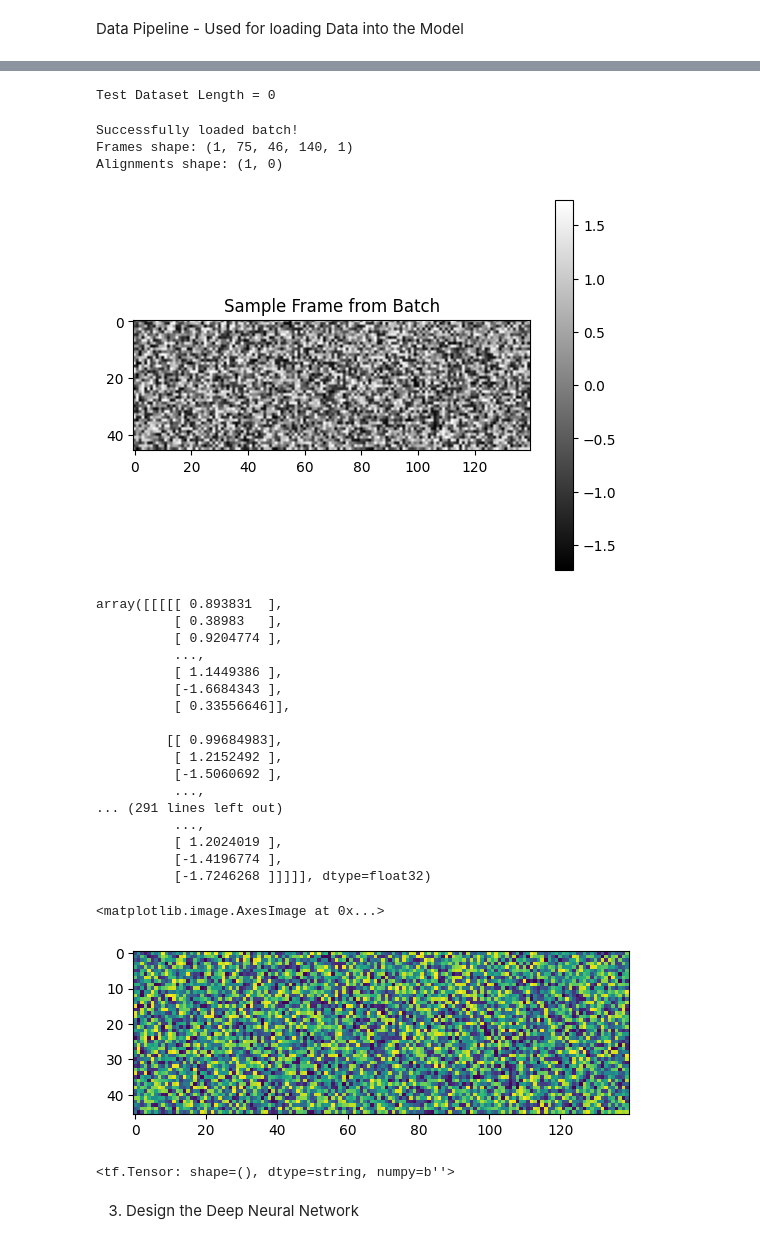
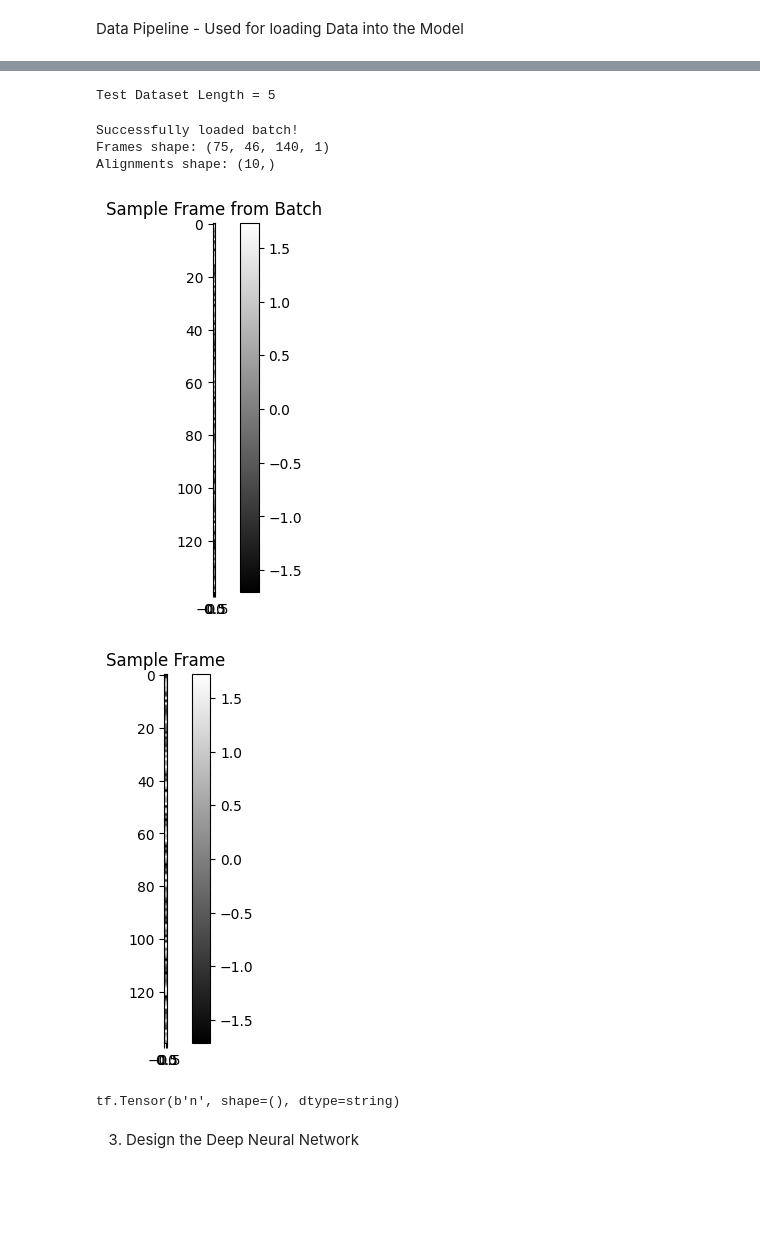
Before and after one commit to Ujjval009/speaksee, a Jupyter notebook: Speak-See.ipynb, the cells around one changed output, grey strips where cells are left out. Saved outputs shown, nothing was run; the diff lists cells and outputs as text; code cells hidden in the pictures; blank space fills up the shorter version.

Commit message:
training model

```diff
--- a/Speak-See.ipynb
+++ b/Speak-See.ipynb
@@ -139,7 +153,7 @@ def load_alignments(path: str) -> np.ndarray:
             token_string = str(token_string)
 
         # Encode using char_to_num
-        encoded = char_to_num(tf.constant([token_string]))
+        encoded = char_to_num(tf.constant(list(token_string)))
 
         # Convert to numpy and ensure we have an array
         encoded_np = encoded.numpy()
@@ -285,24 +299,25 @@ print(f"Found {len(video_files)} video files")
 
 if len(video_files) == 0:
     print("No video files found! Creating sample video...")
-    # The sample was already created, this is just for reference
     video_files = list(tf.data.Dataset.list_files('./data/s1/*.mpg'))
 
 data = data.shuffle(500, reshuffle_each_iteration=False)
 data = data.map(mappable_function, num_parallel_calls=tf.data.AUTOTUNE)
 
-# Batch with flexible shapes - don't limit frames/alignment to 75/40
-# Use proper dtype for padding values: float32 for frames, int64 for alignments
-data = data.padded_batch(
+# Split BEFORE batching so test has data
+n_train = int(len(video_files) * 0.8)
+train_files = data.take(n_train)
+test_files = data.skip(n_train)
+train = train_files.padded_batch(
     batch_size=2,
-    padded_shapes=([None, 46, 140, 1], [None]),
-    padding_values=(np.float32(0.0), np.int64(0))  # Specify dtypes explicitly
-)
-data = data.prefetch(tf.data.AUTOTUNE)
-
-# Added for split
-train = data.take(400)
-test = data.skip(400)
+    padded_shapes=([75, 46, 140, 1], [None]),
+    padding_values=(np.float32(0.0), np.int64(255))
+).prefetch(tf.data.AUTOTUNE)
+test = test_files.padded_batch(
+    batch_size=2,
+    padded_shapes=([75, 46, 140, 1], [None]),
+    padding_values=(np.float32(0.0), np.int64(255))
+).prefetch(tf.data.AUTOTUNE)
 
 print("Dataset pipeline created successfully")
 # %% [output]
@@ -312,7 +327,7 @@ Dataset pipeline created successfully
 # %%
 print("Test Dataset Length =", len(test))
 # %% [output]
-Test Dataset Length = 0
+Test Dataset Length = 5
 # %%
 try:
     frames, alignments = data.as_numpy_iterator().next()
@@ -332,39 +347,33 @@ except Exception as e:
     print("This is likely due to video file format issues. The pipeline is created but needs valid video files.")
 # %% [output]
 Successfully loaded batch!
-Frames shape: (1, 75, 46, 140, 1)
-Alignments shape: (1, 0)
+Frames shape: (75, 46, 140, 1)
+Alignments shape: (10,)
-[figure, old version]
+[figure, new version]
 # %%
-sample = data.as_numpy_iterator()
-val = sample.next(); val[0]
+try:
+    sample = data.as_numpy_iterator()
+    val = sample.next()
+except:
+    val = None
+    print("Warning: could not get sample")
-# %% [output]
-array([[[[[ 0.893831  ],
-          [ 0.38983   ],
-          [ 0.9204774 ],
-          ...,
-          [ 1.1449386 ],
-          [-1.6684343 ],
-          [ 0.33556646]],
-
-         [[ 0.99684983],
-          [ 1.2152492 ],
-          [-1.5060692 ],
-          ...,
-... (291 lines left out)
-          ...,
-          [ 1.2024019 ],
-          [-1.4196774 ],
-          [-1.7246268 ]]]]], dtype=float32)
 # %%
-plt.imshow(val[0][0][40])
+if val is not None and val[0] is not None and len(val[0]) > 0:
+    plt.imshow(val[0][0][40], cmap='gray')
+    plt.title('Sample Frame')
+    plt.colorbar()
+    plt.show()
+else:
+    print('val not available, skipping visualization')
 # %% [output]
-<matplotlib.image.AxesImage at 0x...>
-[figure, old version]
+[figure, new version]
 # %%
-tf.strings.reduce_join(num_to_char(val[1][0]))
+if val is not None and val[1] is not None and len(val[1]) > 0:
+    print(tf.strings.reduce_join(num_to_char(val[1][0])))
+else:
+    print('val not available')
 # %% [output]
-<tf.Tensor: shape=(), dtype=string, numpy=b''>
+tf.Tensor(b'n', shape=(), dtype=string)
 # %% [markdown]
 3. Design the Deep Neural Network
 # %%
```
Also changed, not shown: parts of 18 cells of this notebook.
